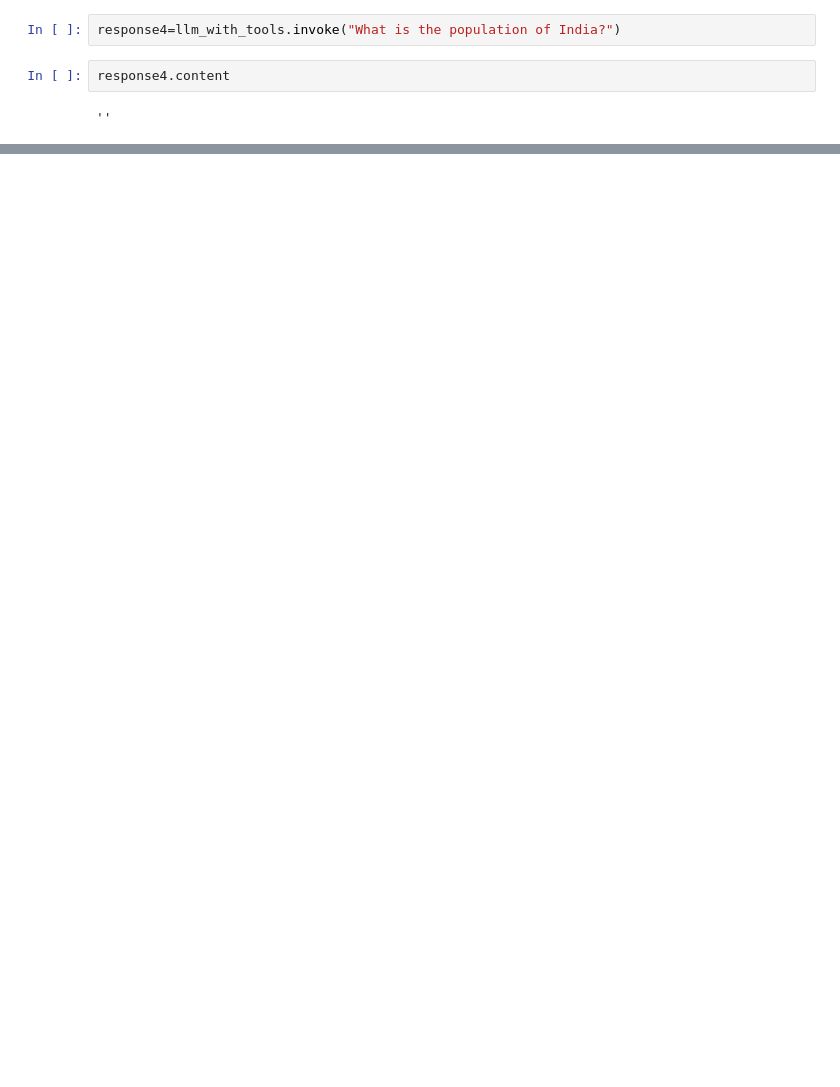
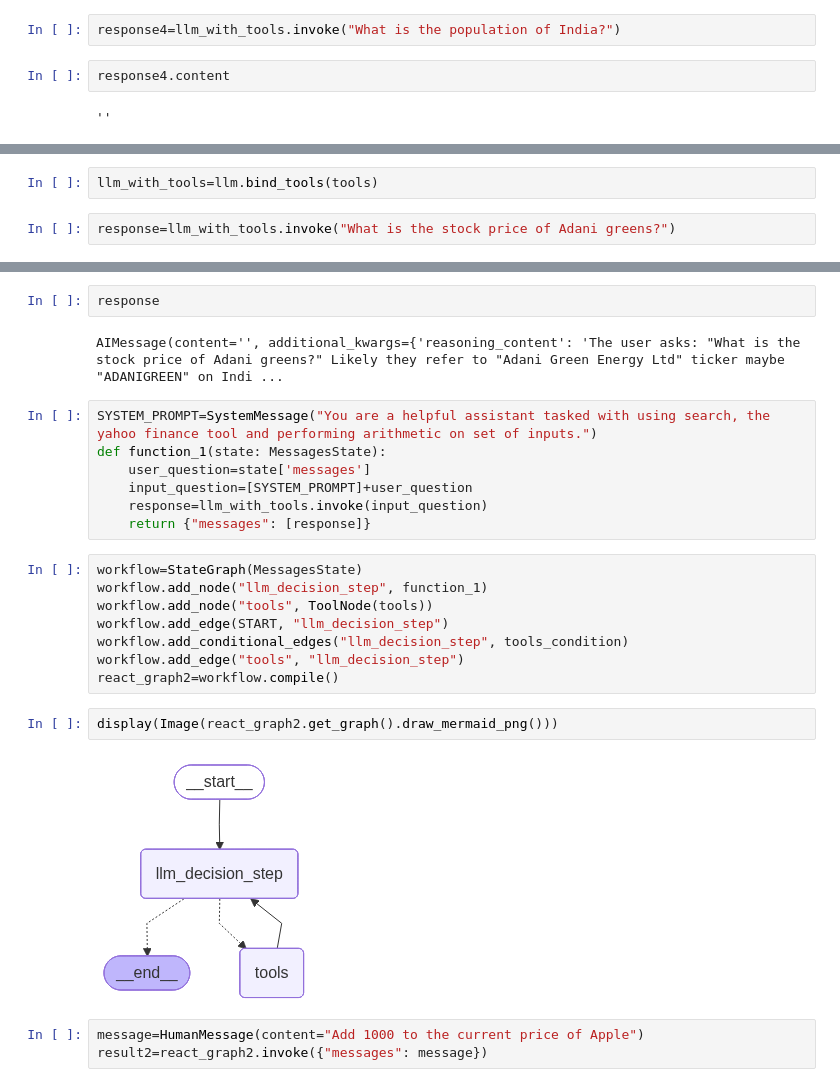
Before and after one commit to Geekynerd1605/Agentic_AI, a Jupyter notebook: LangGraph/langGraph_class4.ipynb, the cells around one changed output, grey strips where cells are left out. Saved outputs shown, nothing was run; the diff lists cells and outputs as text; blank space fills up the shorter version.

```diff
--- a/LangGraph/langGraph_class4.ipynb
+++ b/LangGraph/langGraph_class4.ipynb
@@ -143,0 +270,4 @@ builder=StateGraph
+# %%
+llm_with_tools=llm.bind_tools(tools)
+# %%
+response=llm_with_tools.invoke("What is the stock price of Adani greens?")
@@ -143,0 +285,26 @@ builder=StateGraph
+# %%
+response
+# %% [output]
+AIMessage(content='', additional_kwargs={'reasoning_content': 'The user asks: "What is the stock price of Adani greens?" Likely they refer to "Adani Green Energy Ltd" ticker maybe "ADANIGREEN" on Indi ...
+# %%
+SYSTEM_PROMPT=SystemMessage("You are a helpful assistant tasked with using search, the yahoo finance tool and performing arithmetic on set of inputs.")
+def function_1(state: MessagesState):
+    user_question=state['messages']
+    input_question=[SYSTEM_PROMPT]+user_question
+    response=llm_with_tools.invoke(input_question)
+    return {"messages": [response]}
+# %%
+workflow=StateGraph(MessagesState)
+workflow.add_node("llm_decision_step", function_1)
+workflow.add_node("tools", ToolNode(tools))
+workflow.add_edge(START, "llm_decision_step")
+workflow.add_conditional_edges("llm_decision_step", tools_condition)
+workflow.add_edge("tools", "llm_decision_step")
+react_graph2=workflow.compile()
+# %%
+display(Image(react_graph2.get_graph().draw_mermaid_png()))
+# %% [output]
+[figure, added]
+# %%
+message=HumanMessage(content="Add 1000 to the current price of Apple")
+result2=react_graph2.invoke({"messages": message})
```
Also changed, not shown: parts of 36 cells of this notebook, 1 other file.
